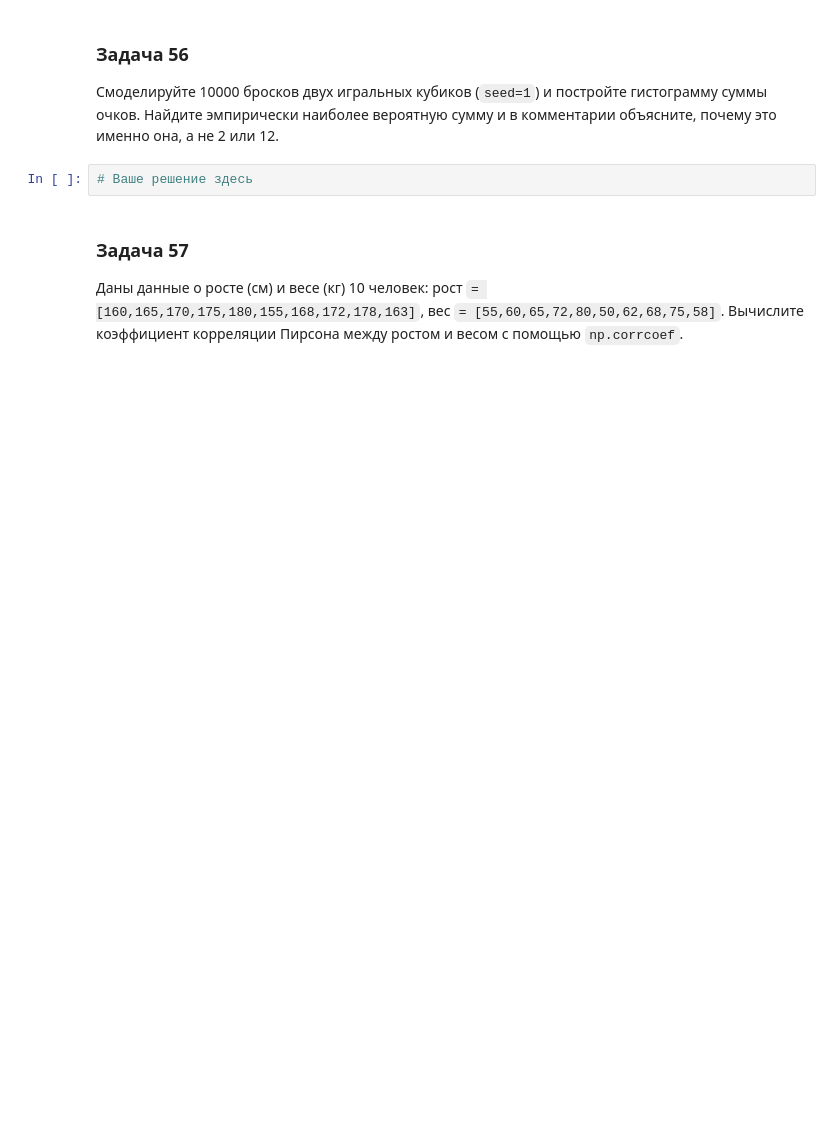
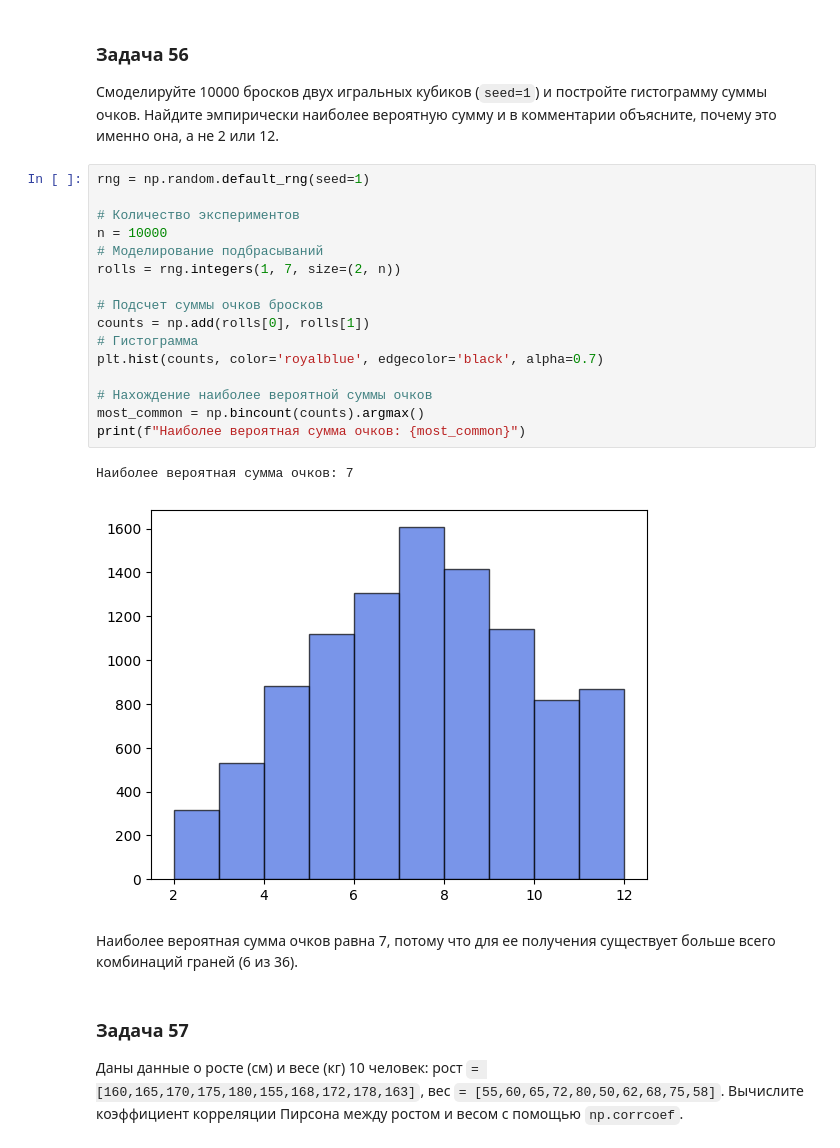
Before and after one commit to dshayderov/ml-learning-journal, a Jupyter notebook: 0.0-prerequisites/0.0-math-problem-set.ipynb, the cells around one changed output. Drawn from its saved outputs; the diff is of its cells as text; blank space fills up the shorter version.

```diff
--- a/0.0-prerequisites/0.0-math-problem-set.ipynb
+++ b/0.0-prerequisites/0.0-math-problem-set.ipynb
@@ -1205,7 +1383,26 @@ w1*2 + w2*3 = 9.999999999999998
 
 Смоделируйте 10000 бросков двух игральных кубиков (`seed=1`) и постройте гистограмму суммы очков. Найдите эмпирически наиболее вероятную сумму и в комментарии объясните, почему это именно она, а не 2 или 12.
 # %%
-# Ваше решение здесь
+rng = np.random.default_rng(seed=1)
+
+# Количество экспериментов
+n = 10000
+# Моделирование подбрасываний
+rolls = rng.integers(1, 7, size=(2, n))
+
+# Подсчет суммы очков бросков
+counts = np.add(rolls[0], rolls[1])
+# Гистограмма
+plt.hist(counts, color='royalblue', edgecolor='black', alpha=0.7)
+
+# Нахождение наиболее вероятной суммы очков
+most_common = np.bincount(counts).argmax()
+print(f"Наиболее вероятная сумма очков: {most_common}")
+# %% [output]
+Наиболее вероятная сумма очков: 7
+[figure, added]
+# %% [markdown]
+Наиболее вероятная сумма очков равна 7, потому что для ее получения существует больше всего комбинаций граней (6 из 36).
 # %% [markdown]
 ### Задача 57
 
```
Also changed, not shown: parts of 19 cells of this notebook, 19 other files.
